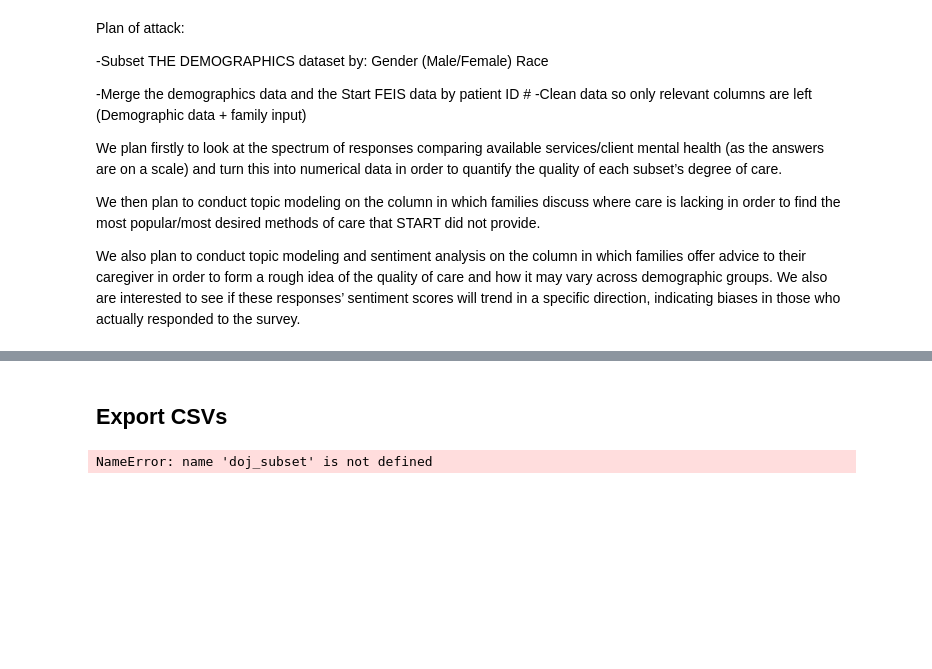
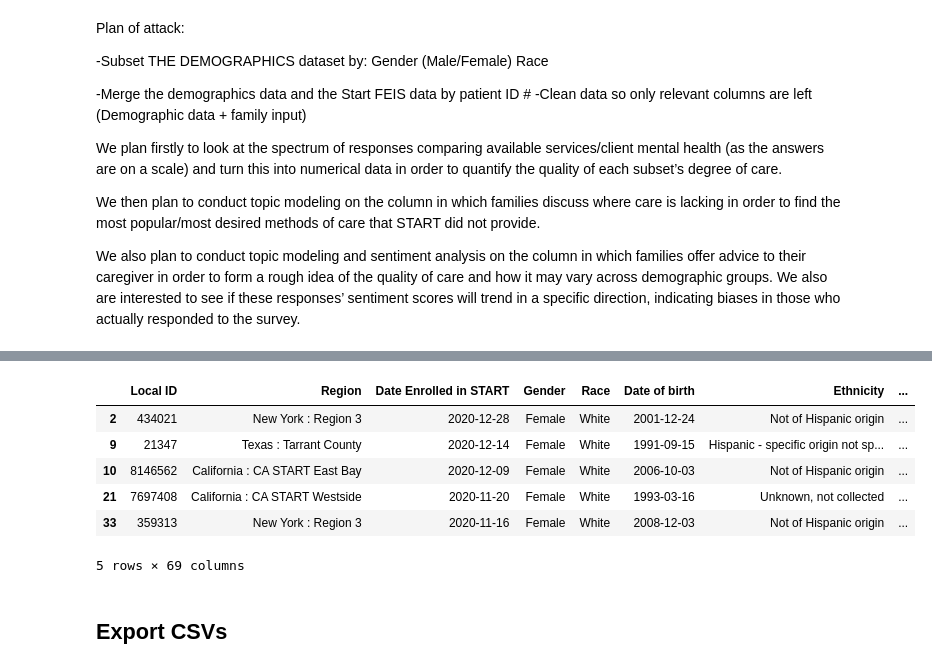
Before and after one commit to vquidore/final-project-qss20, a Jupyter notebook: code/01_pullandsubsetdata.ipynb, the cells around one changed output, grey strips where cells are left out. Saved outputs shown, nothing was run; the diff lists cells and outputs as text; code cells hidden in the pictures; blank space fills up the shorter version.

```diff
--- a/code/01_pullandsubsetdata.ipynb
+++ b/code/01_pullandsubsetdata.ipynb
@@ -15,4 +15,42 @@ We then plan to conduct topic modeling on the column in which families discuss w
 We also plan to conduct topic modeling and sentiment analysis on the column in which families offer advice to their caregiver in order to form a rough idea of the quality of care and how it may vary across demographic groups. We also are interested to see if these responses’ sentiment scores will trend in a specific direction, indicating biases in those who actually responded to the survey.
 # %%
 # Importing modules
+## helpful packages
 import pandas as pd
+import numpy as np
+import random
+import re
+
+## nltk imports
+import nltk
+### uncomment and run these lines if you haven't downloaded relevant nltk add-ons yet
+#nltk.download('averaged_perceptron_tagger')
+#nltk.download('stopwords')
+from nltk import pos_tag
+from nltk.tokenize import word_tokenize, wordpunct_tokenize
+from nltk.stem.snowball import SnowballStemmer
+from nltk.corpus import stopwords
+from nltk.stem.porter import PorterStemmer
+
+## spacy imports
+import spacy
+### uncomment and run the below line if you haven't loaded the en_core_web_sm library yet
+#! python -m spacy download en_core_web_sm
+import en_core_web_sm
+nlp = en_core_web_sm.load()
+
+## vectorizer
+from sklearn.feature_extraction.text import CountVectorizer
+
+## sentiment
+#!pip install vaderSentiment
+from vaderSentiment.vaderSentiment import SentimentIntensityAnalyzer
+
+## lda
+from gensim import corpora
+import gensim
+
+## repeated printouts and wide-format text
+from IPython.core.interactiveshell import InteractiveShell
+InteractiveShell.ast_node_interactivity = "all"
+pd.set_option('display.max_colwidth', None)
@@ -39,24 +98,26 @@ merged.shape
 # %%
 # Subsetting by gender
 demographics_male = merged.loc[merged['Gender']=='Male']
 demographics_female = merged.loc[merged['Gender']=='Female']
 
-
 # Subsetting by race
 male_white = demographics_male[demographics_male['Race'] == "White"]
-
 male_nonwhite = demographics_male[demographics_male['Race'] != "White"]
 
 female_white = demographics_female[demographics_female['Race'] == "White"]
 female_nonwhite = demographics_female[demographics_female['Race'] != "White"]
 
 
 #male_white.shape
 #male_nonwhite.shape
 
-
-
-#female_white.shape
+female_white.head()
 #female_nonwhite.shape
+# %% [output]
+|  | Local ID | Region | Date Enrolled in START | Gender | Race | Date of birth | Ethnicity | ... |
+| 2 | 434021 | New York : Region 3 | 2020-12-28 | Female | White | 2001-12-24 | Not of Hispanic origin | ... |
+| 9 | 21347 | Texas : Tarrant County | 2020-12-14 | Female | White | 1991-09-15 | Hispanic - specific origin not sp... | ... |
+| 10 | 8146562 | California : CA START East Bay | 2020-12-09 | Female | White | 2006-10-03 | Not of Hispanic origin | ... |
+| 21 | 7697408 | California : CA START Westside | 2020-11-20 | Female | White | 1993-03-16 | Unknown, not collected | ... |
+| 33 | 359313 | New York : Region 3 | 2020-11-16 | Female | White | 2008-12-03 | Not of Hispanic origin | ... |
+5 rows × 69 columns
-# %% [markdown]
-## Export CSVs
@@ -75,17 +124,2 @@ female_nonwhite_csv
-# %%
-def sentiment_analyzer(test_str):
-    doj_entity = nlp(test_str)
-    named_entities = [token.text for token in doj_entity.ents]
-
-    fixed_entities = [re.escape(i) for i in named_entities]
-    regex = "|".join(fixed_entities)
-    delete_entities = re.sub(regex,"", test_str)
-
-    sent_obj = SentimentIntensityAnalyzer()
-    sentiment_example = sent_obj.polarity_scores(test_str)
-
-    return sentiment_example
-
-doj_sentiment = [sentiment_analyzer(entry) for entry in doj_subset["contents"]]
-# %% [output]
-NameError: name 'doj_subset' is not defined
+# %% [markdown]
+## Export CSVs
```
Also changed, not shown: parts of 10 cells of this notebook.
